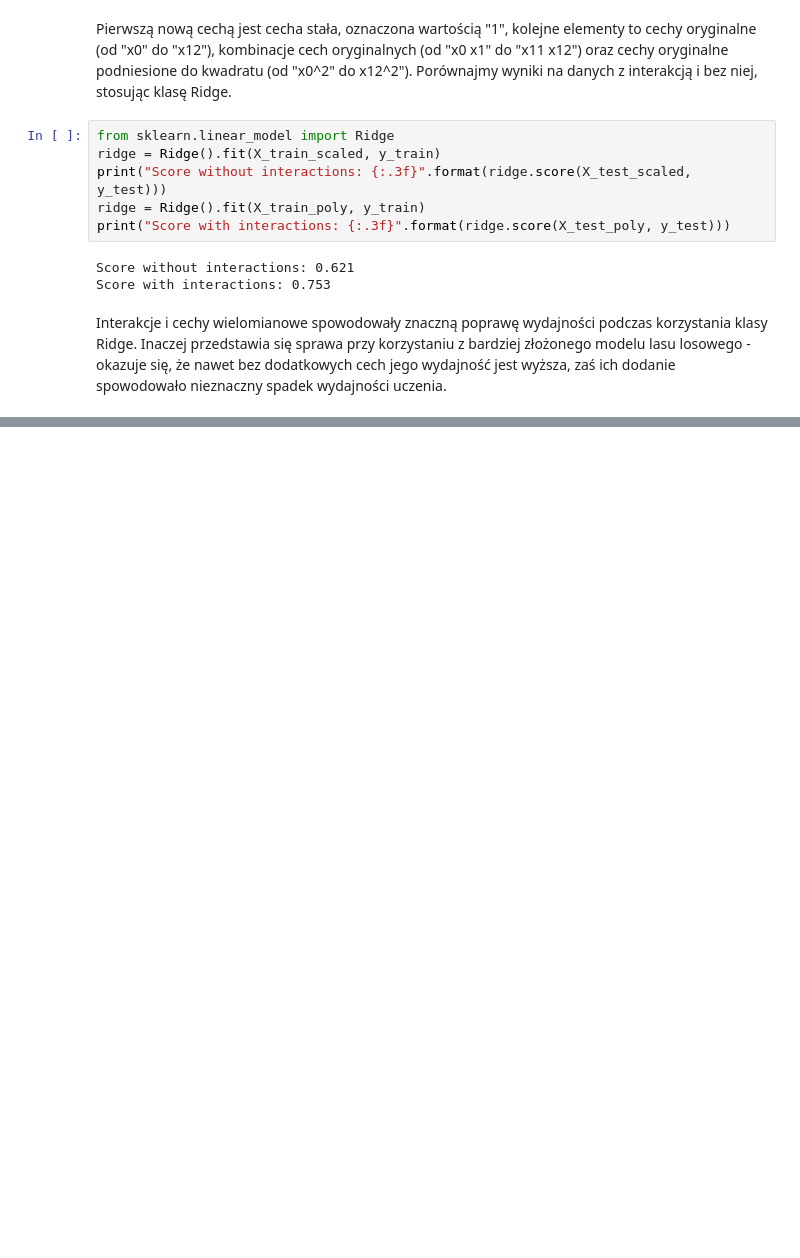
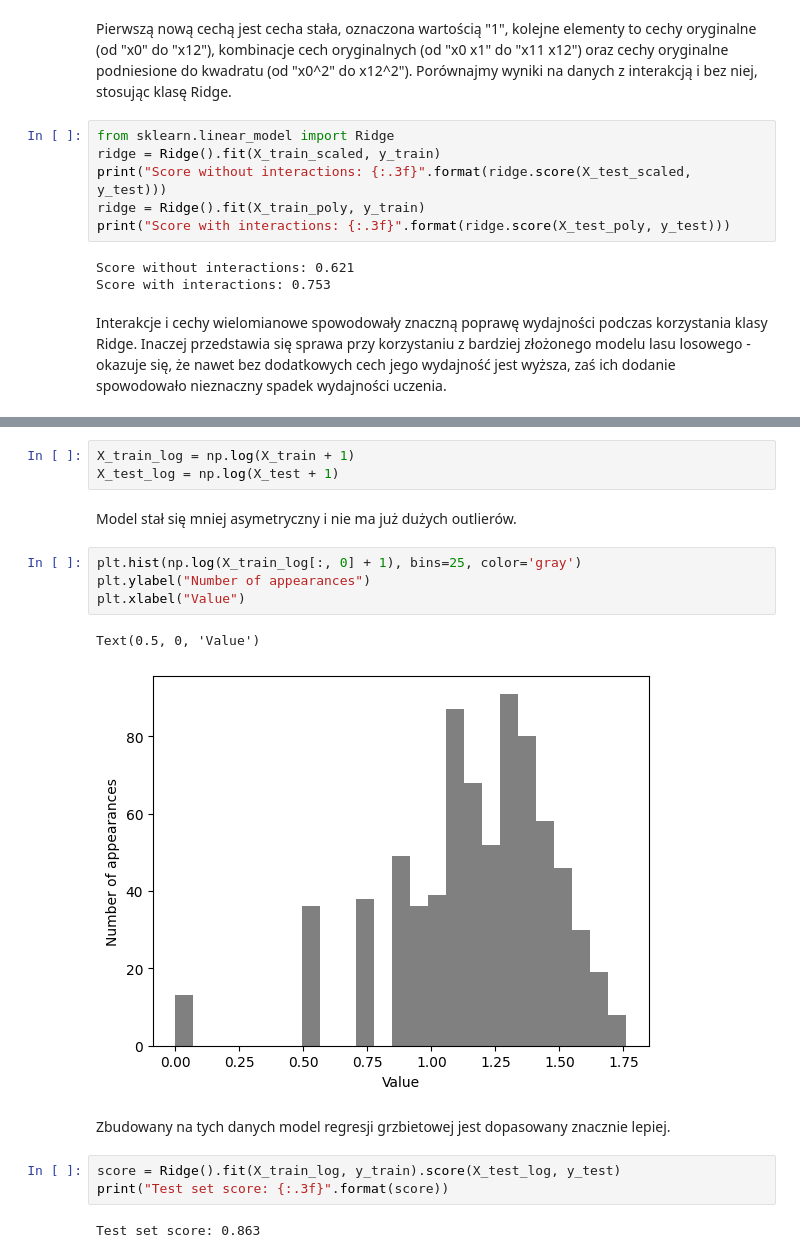
Before and after one commit to jakubtwalczak/Muller_Guido_Introduction_to_ML, a Jupyter notebook: Rozdział_4_reprezentacja_danych_i_inżynieria_cech.ipynb, the cells around one changed output, grey strips where cells are left out. Drawn from its saved outputs; the diff is of its cells as text; blank space fills up the shorter version.

```diff
--- a/Rozdział_4_reprezentacja_danych_i_inżynieria_cech.ipynb
+++ b/Rozdział_4_reprezentacja_danych_i_inżynieria_cech.ipynb
@@ -400,0 +463,19 @@ Score with interactions: 0.765
+# %%
+X_train_log = np.log(X_train + 1)
+X_test_log = np.log(X_test + 1)
+# %% [markdown]
+Model stał się mniej asymetryczny i nie ma już dużych outlierów.
+# %%
+plt.hist(np.log(X_train_log[:, 0] + 1), bins=25, color='gray')
+plt.ylabel("Number of appearances")
+plt.xlabel("Value")
+# %% [output]
+Text(0.5, 0, 'Value')
+[figure, added]
+# %% [markdown]
+Zbudowany na tych danych model regresji grzbietowej jest dopasowany znacznie lepiej.
+# %%
+score = Ridge().fit(X_train_log, y_train).score(X_test_log, y_test)
+print("Test set score: {:.3f}".format(score))
+# %% [output]
+Test set score: 0.863
```
Also changed, not shown: parts of 12 cells of this notebook.
